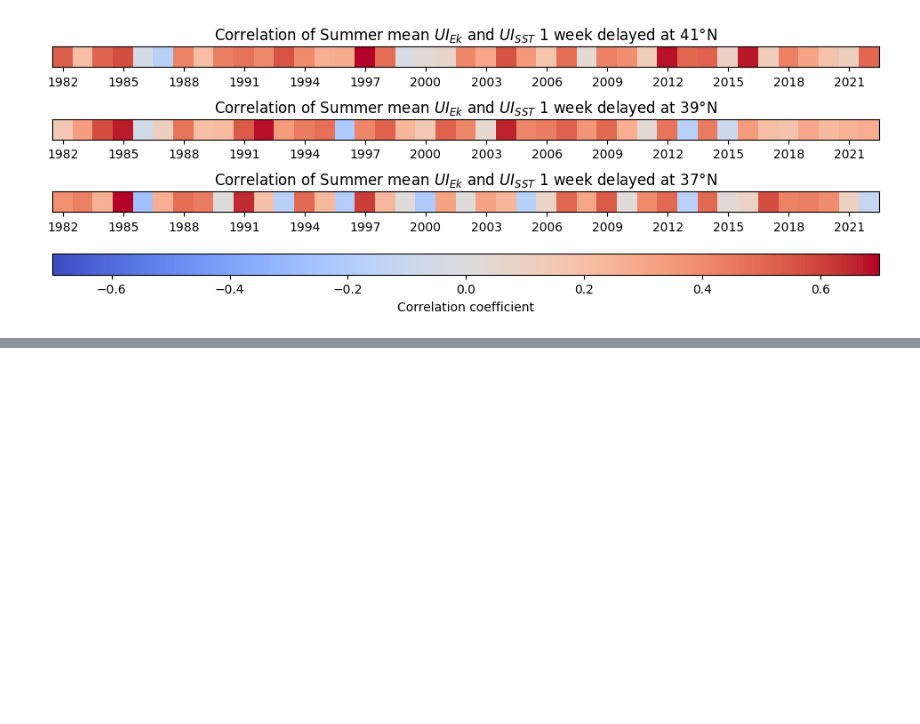
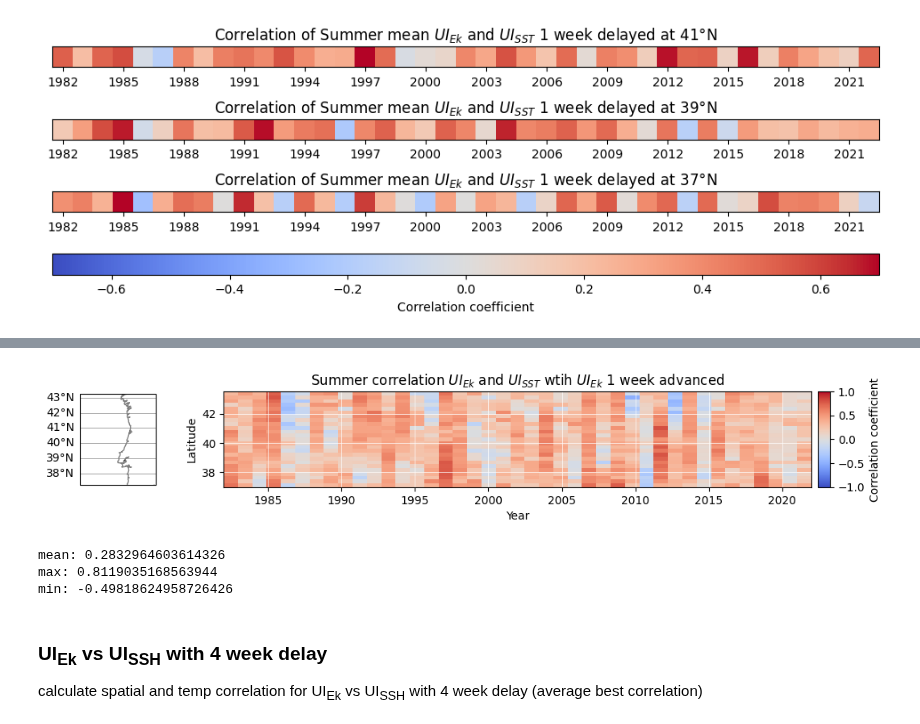
Before and after one commit to Marie-Louise-Korte/Iberian_Coast_Upwelling, a Jupyter notebook: Analyse_UIs_correlation.ipynb, the cells around one changed output, grey strips where cells are left out. Drawn from its saved outputs; the diff is of its cells as text; code cells hidden in the pictures; blank space fills up the shorter version.

```diff
--- a/Analyse_UIs_correlation.ipynb
+++ b/Analyse_UIs_correlation.ipynb
@@ -261,0 +310,40 @@ fig.colorbar(plot, cax=cbar_ax, label = 'Correlation coefficient', orientation =
+# %%
+# with map for orientation...
+fig = plt.figure(figsize = (12,4))
+gs = fig.add_gridspec(1,2,width_ratios=[1,8])
+ax1 = fig.add_subplot(gs[0], projection = ccrs.PlateCarree())
+ax2 = fig.add_subplot(gs[1])
+
+# Portugal map
+ax1.set_extent([-12, -7, 43.25, 37.25])
+ax1.coastlines(color = 'black', alpha = 0.5)
+gls = ax1.gridlines(draw_labels=False, linewidth = 0.5, color = 'grey')
+gls.xlines = False
+gls.left_labels = True
+ax1.set_title(' ')
+
+# x and y for the axis
+x = Ek_res.time.dt.isocalendar().year.values
+y = Ek_res.lat.values
+
+im = ax2.imshow(corr_summer_1_week_delay_all_lats[0:25,:], cmap = 'coolwarm', vmin = -1, vmax = 1,
+          extent = [min(x), max(x), min(y), max(y)]) #set x and y axis
+plt.colorbar(im, label = 'Correlation coefficient', fraction = 0.02, aspect = 7.9, pad = 0.01)
+ax2.set_title(r'Summer correlation $UI_{Ek}$ and $UI_{SST}$ wtih $UI_{Ek}$ 1 week advanced')
+ax2.set_xlabel('Year')
+ax2.set_ylabel('Latitude');
+plt.grid(im, color = 'white', lw = 0.5)
+# %% [output]
+[figure, added]
+# %%
+## calculate mean
+print('mean:', corr_summer_1_week_delay_all_lats[0:25,:].mean())
+print('max:', corr_summer_1_week_delay_all_lats[0:25,:].max())
+print('min:', corr_summer_1_week_delay_all_lats[0:25,:].min())
+# %% [output]
+mean: 0.2832964603614326
+max: 0.8119035168563944
+min: -0.49818624958726426
+# %% [markdown]
+### UI<sub>Ek</sub> vs UI<sub>SSH</sub> with 4 week delay
+calculate spatial and temp correlation for  UI<sub>Ek</sub> vs UI<sub>SSH</sub> with 4 week delay (average best correlation)
```
Also changed, not shown: parts of 18 cells of this notebook.
